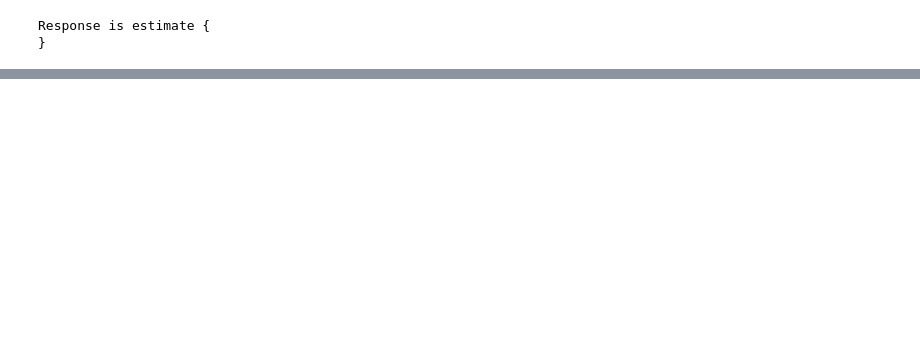
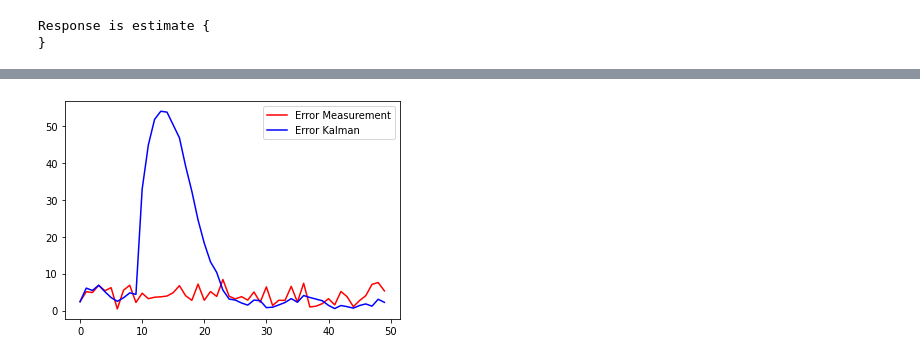
Before and after one commit to fabian-feigl/kalman-filter, a Jupyter notebook: example/kalman_filter_example.ipynb, the cells around one changed output, grey strips where cells are left out. Saved outputs shown, nothing was run; the diff lists cells and outputs as text; code cells hidden in the pictures; blank space fills up the shorter version.

```diff
--- a/example/kalman_filter_example.ipynb
+++ b/example/kalman_filter_example.ipynb
@@ -54,0 +91,10 @@ Response is estimate {
+# %%
+#Investigate error behaviour
+error_measurement = np.sqrt((measured_x_values - true_x_values)**2 + (measured_y_values - true_y_values)**2 )
+error_kalman = np.sqrt((kalman_x_values - true_x_values)**2 + (kalman_y_values - true_y_values)**2 )
+plt.plot(np.arange(0, measured_x_values.size, 1), error_measurement, "r", label="Error Measurement")
+plt.plot(np.arange(0, kalman_x_values.size, 1), error_kalman, "b", label="Error Kalman")
+plt.legend()
+plt.show()
+# %% [output]
+[figure, added]
```
Also changed, not shown: parts of 5 cells of this notebook, 3 other files.
